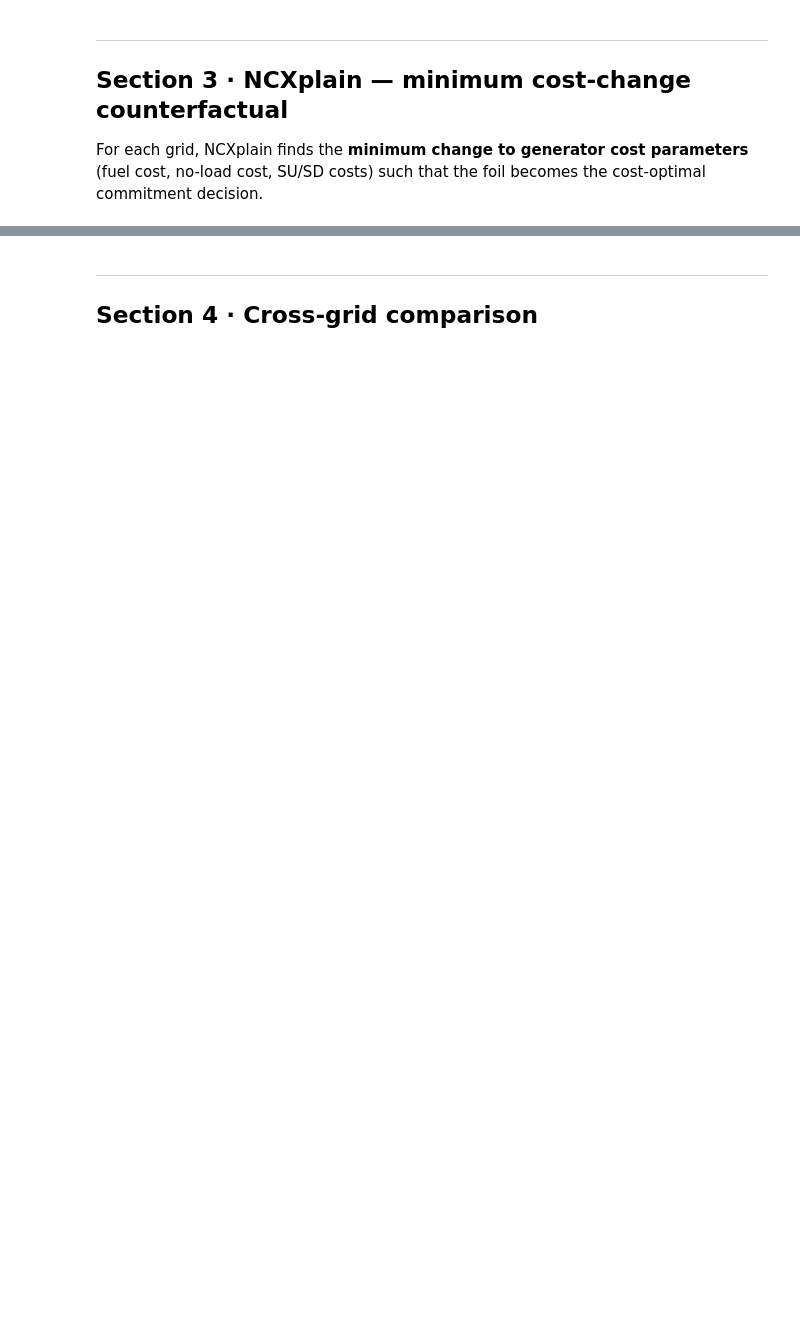
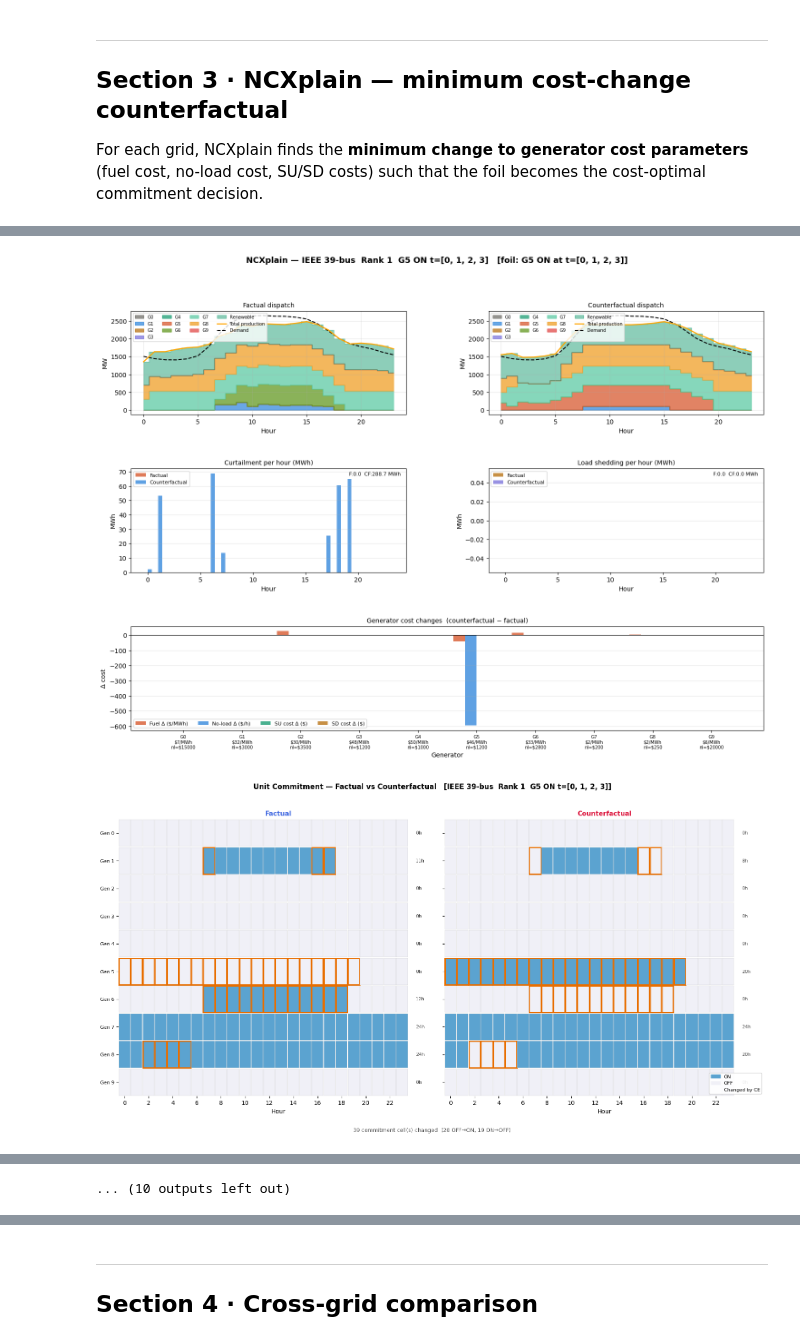
Before and after one commit to TomasStevenson/Counterfactual-Explanations-for-optimization-problems, a Jupyter notebook: Mixed/UC-Experiments/NCXplain_3grids.ipynb, the cells around one changed output, grey strips where cells are left out. Cells and saved outputs as stored; diff of their text form; code cells hidden in the pictures; blank space fills up the shorter version.

```diff
--- a/Mixed/UC-Experiments/NCXplain_3grids.ipynb
+++ b/Mixed/UC-Experiments/NCXplain_3grids.ipynb
@@ -552,0 +766,19 @@ Selected foil for 14-bus: G5 ON at t=[0, 1]  gap=340
+# %%
+# ── Cell: 39-bus scan ─────────────────────────────────────────────────────
+# g=3,4,5: UT=3,DT=2 → windows [3, 3+2] = lengths 3,4,5
+# g=7,8:   Pmin=0 → skipped by floor filter
+candidates_39 = scan_foil_candidates(
+    DATA_39, idx_39, cvec_39, solF_39, zF_39,
+    window_size=int(DATA_39.T), per_bus_neutrality=True,
+    u_init=u_init_39, p_init=p_init_39, on_t=on_t_39, off_t=off_t_39,
+    max_ut=3, max_dt=2,
+)
+if candidates_39:
+    _, foil_g_39, foil_times_39, foil_type_39 = candidates_39[0]
+    foil_39 = foil_force_off(foil_g_39, foil_times_39) if foil_type_39 == "OFF" \
+              else foil_force_on(foil_g_39, foil_times_39)
+    print(f"Selected foil for IEEE 39-bus: G{foil_g_39} {foil_type_39}"
+          f" at t={foil_times_39}  gap={candidates_39[0][0]:.0f}")
+else:
+    print("No suitable foil found for IEEE 39-bus")
+    foil_39 = None
@@ -716,0 +1009,57 @@ if str(out_14.get('status','')).upper() == 'OPTIMAL':
+# %%
+# ── Cell: run NCXplain for all good 39-bus foil candidates ────────────────
+
+assert candidates_39, "Run Section 2 first for IEEE 39-bus"
+
+results_39 = []
+for rank, (gap, foil_g, foil_times, foil_type) in enumerate(candidates_39):
+    foil_fn = foil_force_off(foil_g, foil_times) if foil_type == "OFF" \
+              else foil_force_on(foil_g, foil_times)
+
+    print(f"\n{'='*60}")
+    print(f"Rank {rank}  G{foil_g} {foil_type} t={foil_times}  gap={gap:.0f}")
+    print(f"{'='*60}")
+
+    out = run_ncxplain_uc(
+        data=DATA_39,
+        window_size=int(DATA_39.T),
+        per_bus_neutrality=True,
+        foil_fn=foil_fn,
+        mutables={"gen_costs"},
+        bounds={"fuel":    (0, 500),
+                "no_load": (0, 5000),
+                "su":      (0, 100_000),
+                "sd":      (0, 100_000)},
+        perturbation_beta=0.9,
+        weights={"gen_costs": 1.0},
+        verbose=True,
+    )
+
+    results_39.append({
+        "rank": rank, "gap": gap,
+        "foil_g": foil_g, "foil_times": foil_times, "foil_type": foil_type,
+        "status": out["status"], "out": out,
+    })
+    print(f"  → status: {out['status']}")
+
+    if str(out.get("status", "")).upper() == "OPTIMAL":
+        sanity_check(
+            DATA_39, out,
+            foil_g=foil_g, foil_times=foil_times, foil_type=foil_type,
+            label=f"Rank {rank}  G{foil_g} {foil_type} t={foil_times}",
+        )
+        print(f"\nIEEE 39-bus — output keys: {list(out.keys())}")
+        plot_ncxplain_results(
+            DATA_39, out,
+            label=f"IEEE 39-bus  Rank {rank}  G{foil_g} {foil_type} t={foil_times}",
+            foil_g=foil_g, foil_times=foil_times, foil_type=foil_type,
+        )
+
+# ── summary ───────────────────────────────────────────────────────────────
+print(f"\n{'='*60}")
+print(f"IEEE 39-bus  NCXplain summary  ({len(results_39)} foils)")
+print(f"{'='*60}")
+for r in results_39:
+    print(f"  Rank {r['rank']}  G{r['foil_g']} {r['foil_type']}"
+          f"  t={r['foil_times']}  gap={r['gap']:.0f}  →  {r['status']}")
+# %% [output]
@@ -716,0 +1083,2 @@ if str(out_14.get('status','')).upper() == 'OPTIMAL':
+[figure, added]
+[figure, added]
@@ -717 +1142,2 @@ if str(out_14.get('status','')).upper() == 'OPTIMAL':
+... (10 outputs left out)
 # %% [markdown]
```
Also changed, not shown: parts of 39 cells of this notebook, 8 other files.
